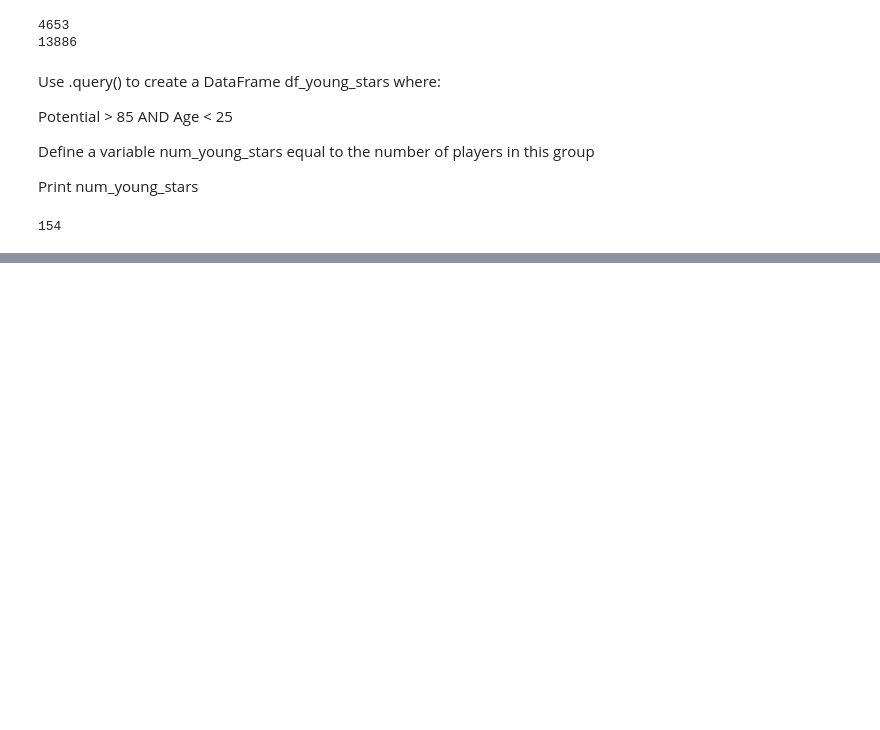
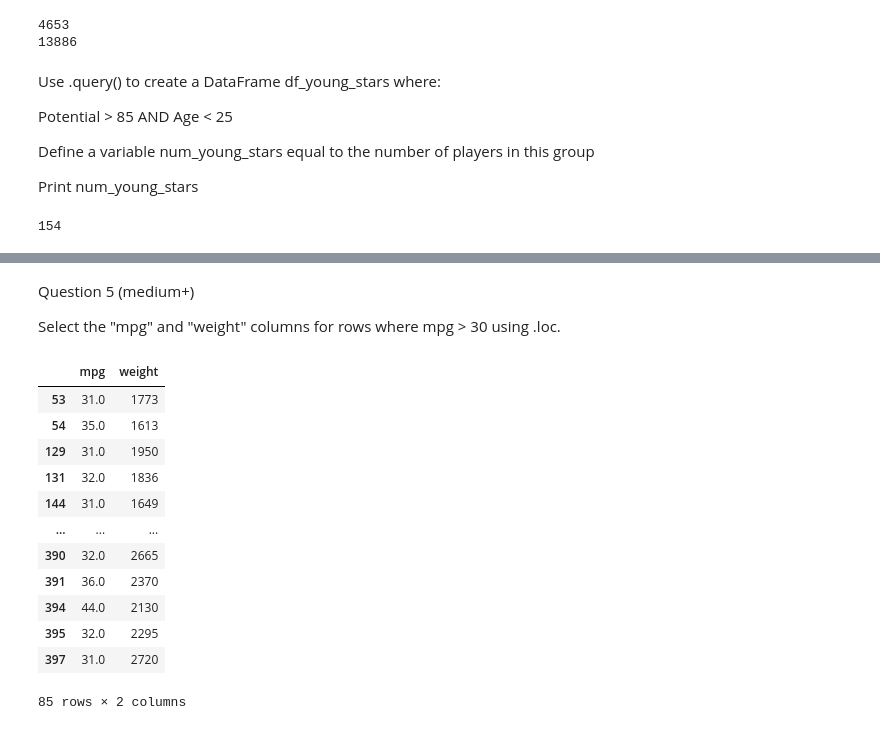
Before and after one commit to Orlykg/datasci151spring2026, a Jupyter notebook: _quizzes/practice_quiz_3/practice_quiz.ipynb, the cells around one changed output, grey strips where cells are left out. Cells and saved outputs as stored; diff of their text form; code cells hidden in the pictures; blank space fills up the shorter version.

```diff
--- a/_quizzes/practice_quiz_3/practice_quiz.ipynb
+++ b/_quizzes/practice_quiz_3/practice_quiz.ipynb
@@ -350,0 +447,20 @@ print(num_young_stars)
+# %% [markdown]
+Question 5 (medium+)
+
+Select the "mpg" and "weight" columns for rows where mpg > 30 using .loc.
+# %%
+df.loc[df["mpg"] > 30, ["mpg" , "weight"]]
+# %% [output]
+|  | mpg | weight |
+| 53 | 31.0 | 1773 |
+| 54 | 35.0 | 1613 |
+| 129 | 31.0 | 1950 |
+| 131 | 32.0 | 1836 |
+| 144 | 31.0 | 1649 |
+| ... | ... | ... |
+| 390 | 32.0 | 2665 |
+| 391 | 36.0 | 2370 |
+| 394 | 44.0 | 2130 |
+| 395 | 32.0 | 2295 |
+| 397 | 31.0 | 2720 |
+85 rows × 2 columns
```
Also changed, not shown: parts of 17 cells of this notebook, 1 other file.
